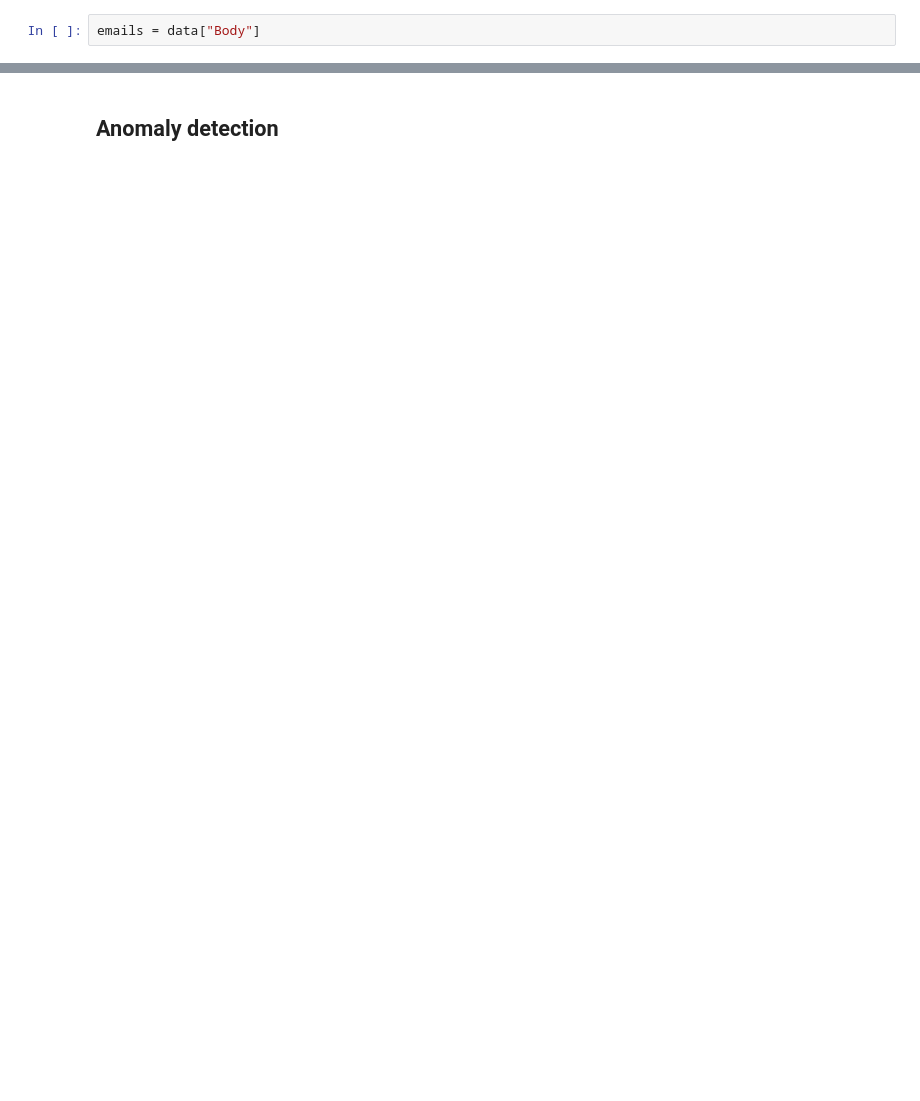
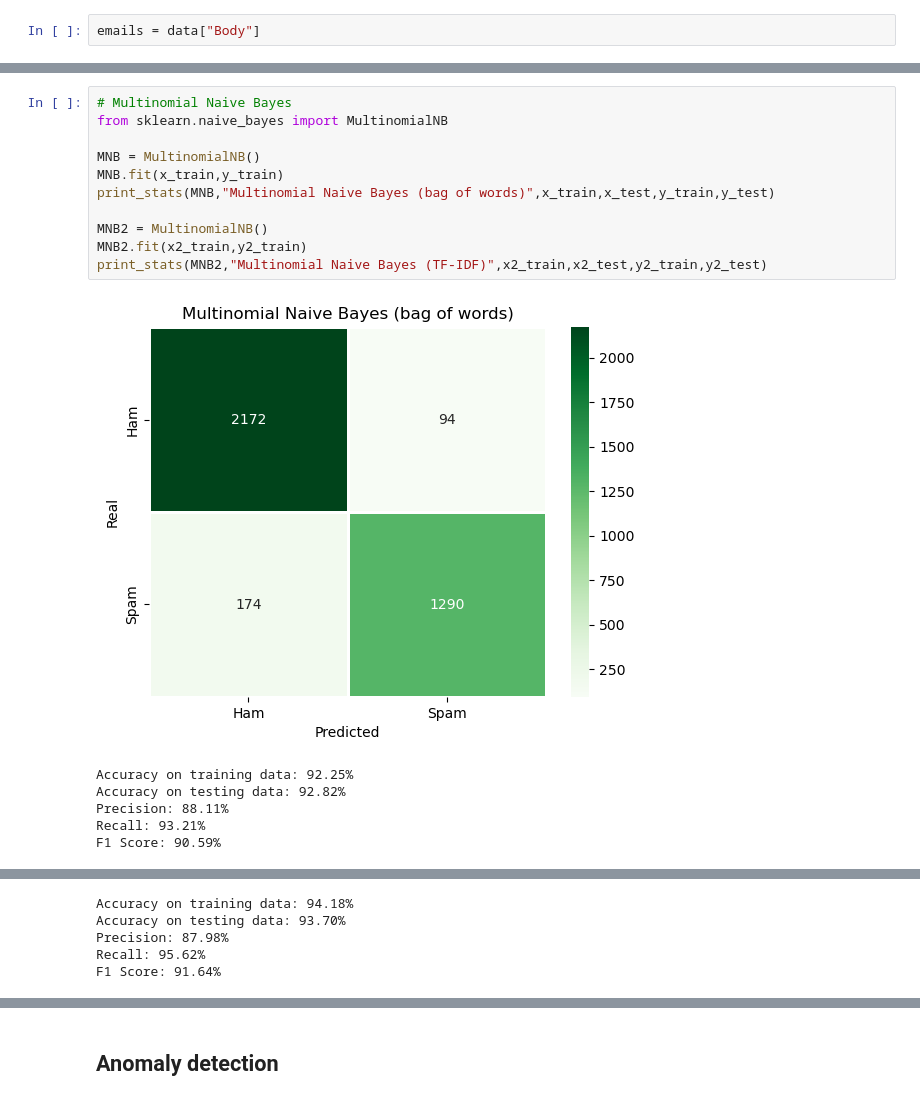
Before and after one commit to phoenixday/ml-algorithms, a Jupyter notebook: spam-ham-emails.ipynb, the cells around one changed output, grey strips where cells are left out. Drawn from its saved outputs; the diff is of its cells as text; blank space fills up the shorter version.

```diff
--- a/spam-ham-emails.ipynb
+++ b/spam-ham-emails.ipynb
@@ -740,0 +418,18 @@ Elapsed time:  552.8046898841858
+# %%
+# Multinomial Naive Bayes
+from sklearn.naive_bayes import MultinomialNB
+
+MNB = MultinomialNB()
+MNB.fit(x_train,y_train)
+print_stats(MNB,"Multinomial Naive Bayes (bag of words)",x_train,x_test,y_train,y_test)
+
+MNB2 = MultinomialNB()
+MNB2.fit(x2_train,y2_train)
+print_stats(MNB2,"Multinomial Naive Bayes (TF-IDF)",x2_train,x2_test,y2_train,y2_test)
+# %% [output]
+[figure, added]
+Accuracy on training data: 92.25%
+Accuracy on testing data: 92.82%
+Precision: 88.11%
+Recall: 93.21%
+F1 Score: 90.59%
@@ -740,0 +437,5 @@ Elapsed time:  552.8046898841858
+Accuracy on training data: 94.18%
+Accuracy on testing data: 93.70%
+Precision: 87.98%
+Recall: 95.62%
+F1 Score: 91.64%
```
Also changed, not shown: parts of 85 cells of this notebook.
